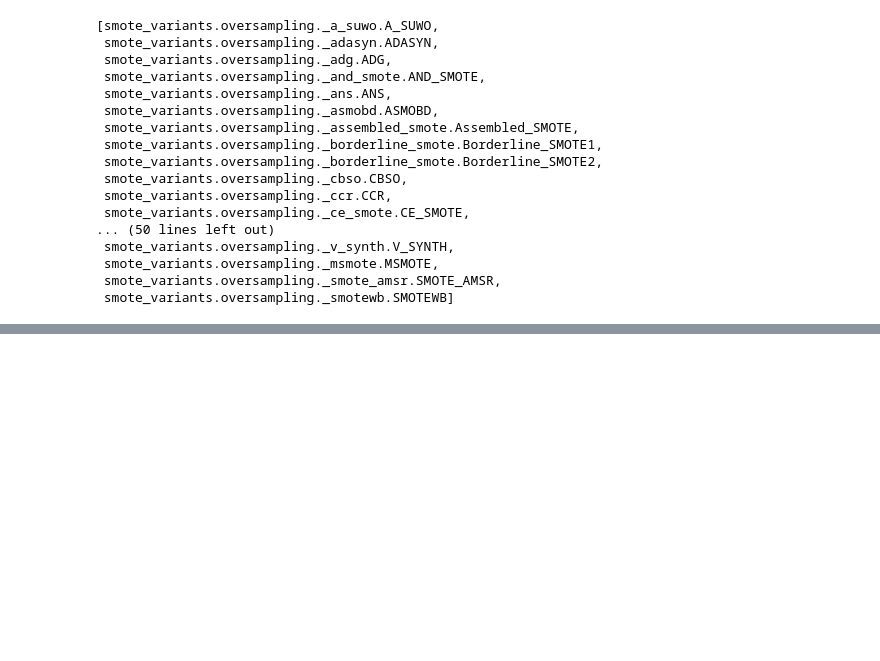
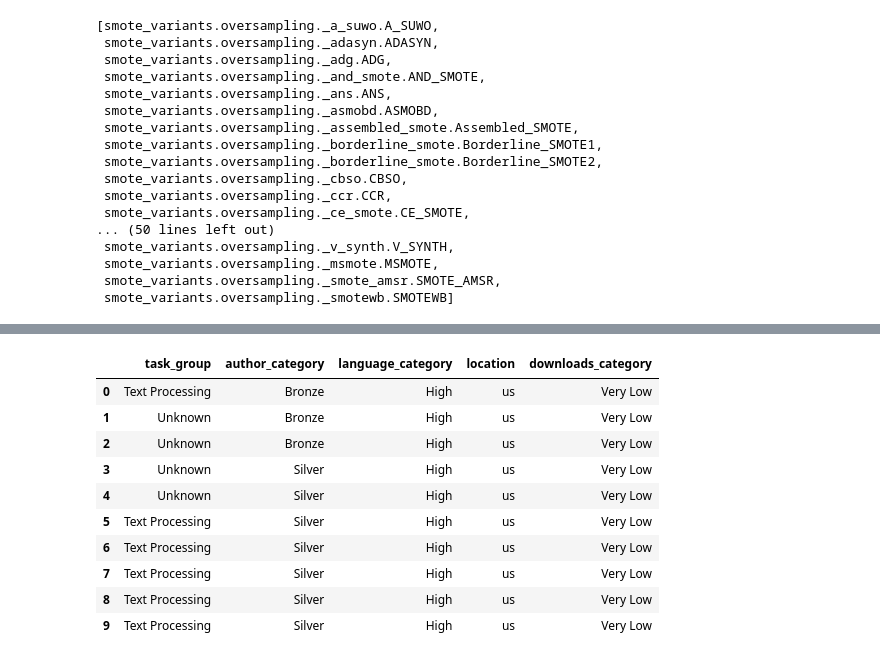
Before and after one commit to Sahil1709/POTNet, a Jupyter notebook: test.ipynb, the cells around one changed output, grey strips where cells are left out. Drawn from its saved outputs; the diff is of its cells as text; code cells hidden in the pictures; blank space fills up the shorter version.

```diff
--- a/test.ipynb
+++ b/test.ipynb
@@ -364,0 +451,14 @@ KeyboardInterrupt:
+# %%
+df_old.head(10)
+# %% [output]
+|  | task_group | author_category | language_category | location | downloads_category |
+| 0 | Text Processing | Bronze | High | us | Very Low |
+| 1 | Unknown | Bronze | High | us | Very Low |
+| 2 | Unknown | Bronze | High | us | Very Low |
+| 3 | Unknown | Silver | High | us | Very Low |
+| 4 | Unknown | Silver | High | us | Very Low |
+| 5 | Text Processing | Silver | High | us | Very Low |
+| 6 | Text Processing | Silver | High | us | Very Low |
+| 7 | Text Processing | Silver | High | us | Very Low |
+| 8 | Text Processing | Silver | High | us | Very Low |
+| 9 | Text Processing | Silver | High | us | Very Low |
```
Also changed, not shown: parts of 32 cells of this notebook, 5 other files.
